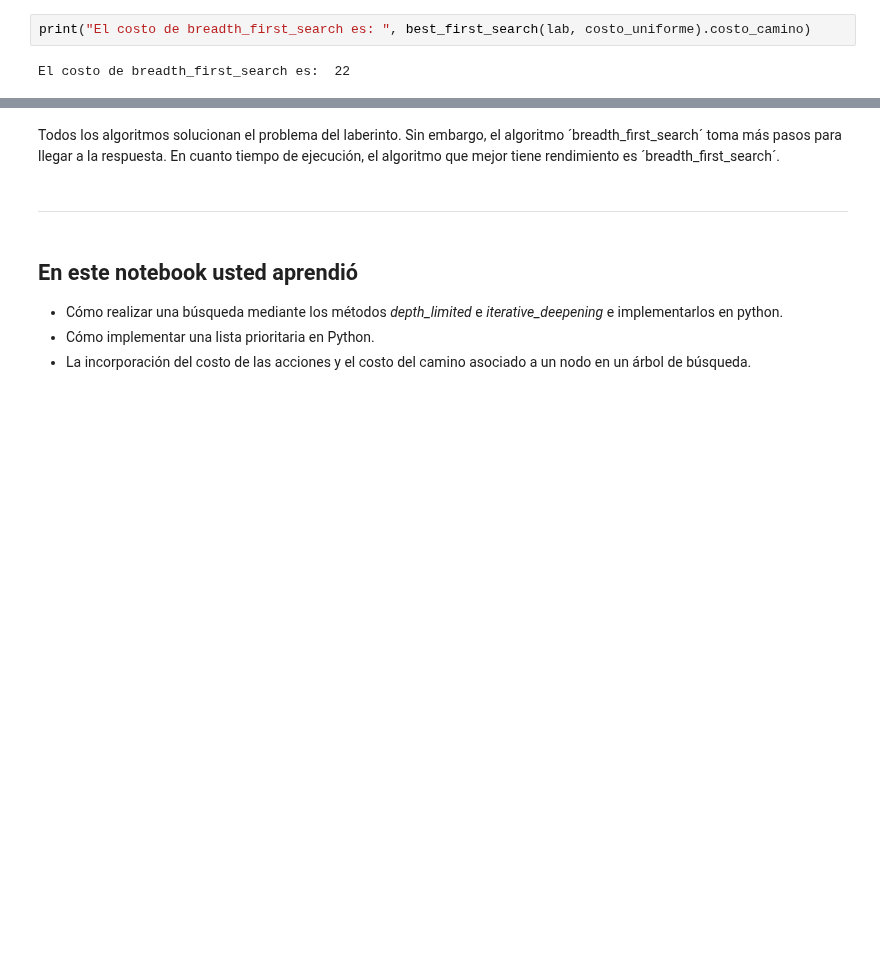
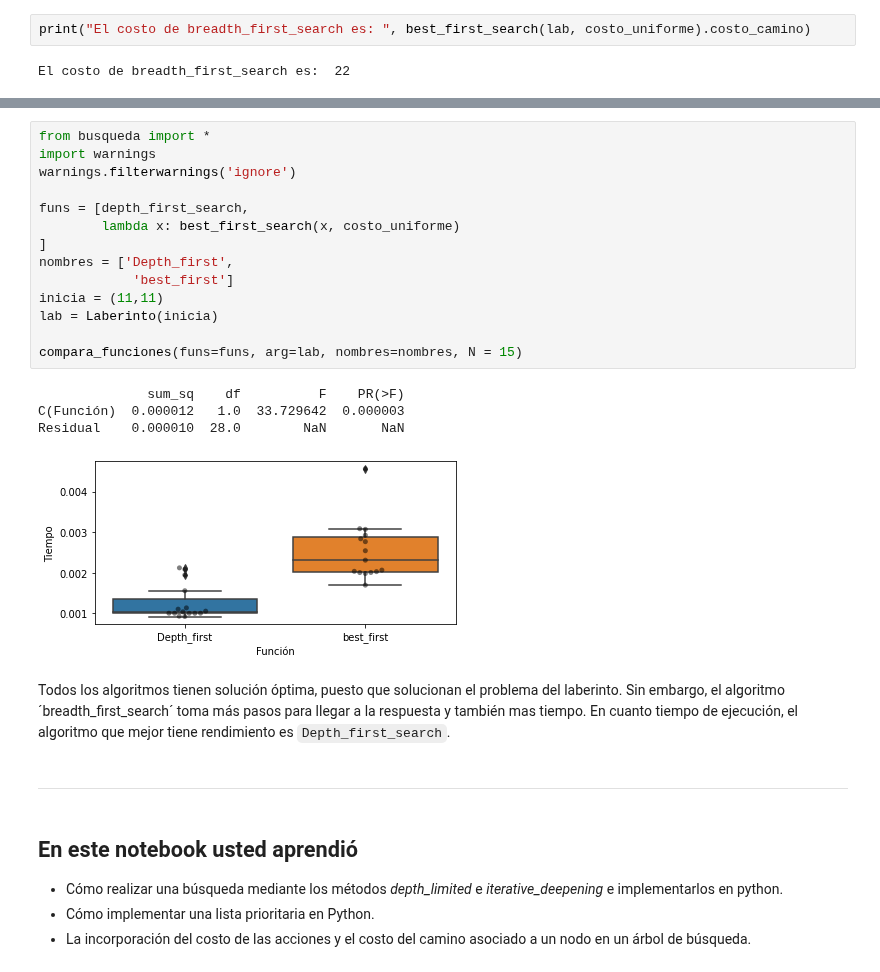
Before and after one commit to cgaravitoc/macc, a Jupyter notebook: AI/Notebook 3/nb3.ipynb, the cells around one changed output, grey strips where cells are left out. Saved outputs shown, nothing was run; the diff lists cells and outputs as text; blank space fills up the shorter version.

```diff
--- a/AI/Notebook 3/nb3.ipynb
+++ b/AI/Notebook 3/nb3.ipynb
@@ -831,5 +896,24 @@ El costo de breadth_first_search es:  22
+# %%
+from busqueda import *
+import warnings
+warnings.filterwarnings('ignore')
+
+funs = [depth_first_search,
+        lambda x: best_first_search(x, costo_uniforme)
+]
+nombres = ['Depth_first',
+            'best_first']
+inicia = (11,11)
+lab = Laberinto(inicia)
+
+compara_funciones(funs=funs, arg=lab, nombres=nombres, N = 15)
+# %% [output]
+              sum_sq    df          F    PR(>F)
+C(Función)  0.000012   1.0  33.729642  0.000003
+Residual    0.000010  28.0        NaN       NaN
+[figure, added]
 # %% [markdown]
-Todos los algoritmos solucionan el problema del laberinto. Sin embargo, el algoritmo ´breadth_first_search´ toma más pasos para llegar a la respuesta. En cuanto tiempo de ejecución, el algoritmo que mejor tiene rendimiento es ´breadth_first_search´.
+Todos los algoritmos tienen solución óptima, puesto que solucionan el problema del laberinto. Sin embargo, el algoritmo ´breadth_first_search´ toma más pasos para llegar a la respuesta y también mas tiempo. En cuanto tiempo de ejecución, el algoritmo que mejor tiene rendimiento es `Depth_first_search`.
 # %% [markdown]
 ---
 # %% [markdown]
```
Also changed, not shown: parts of 14 cells of this notebook.
